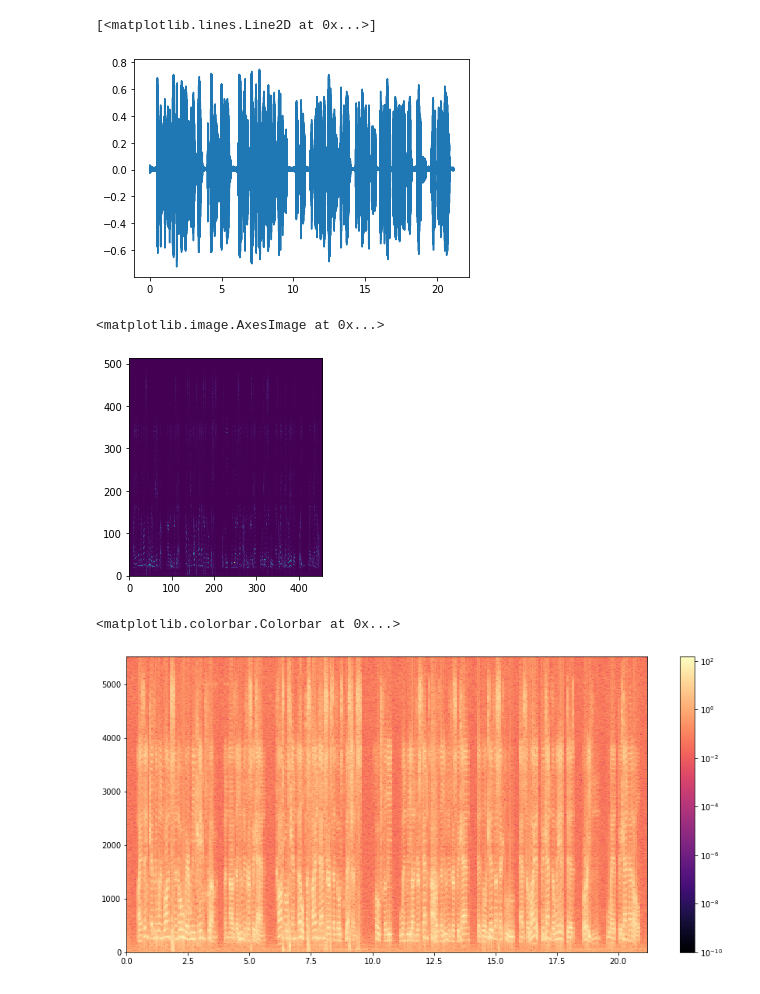
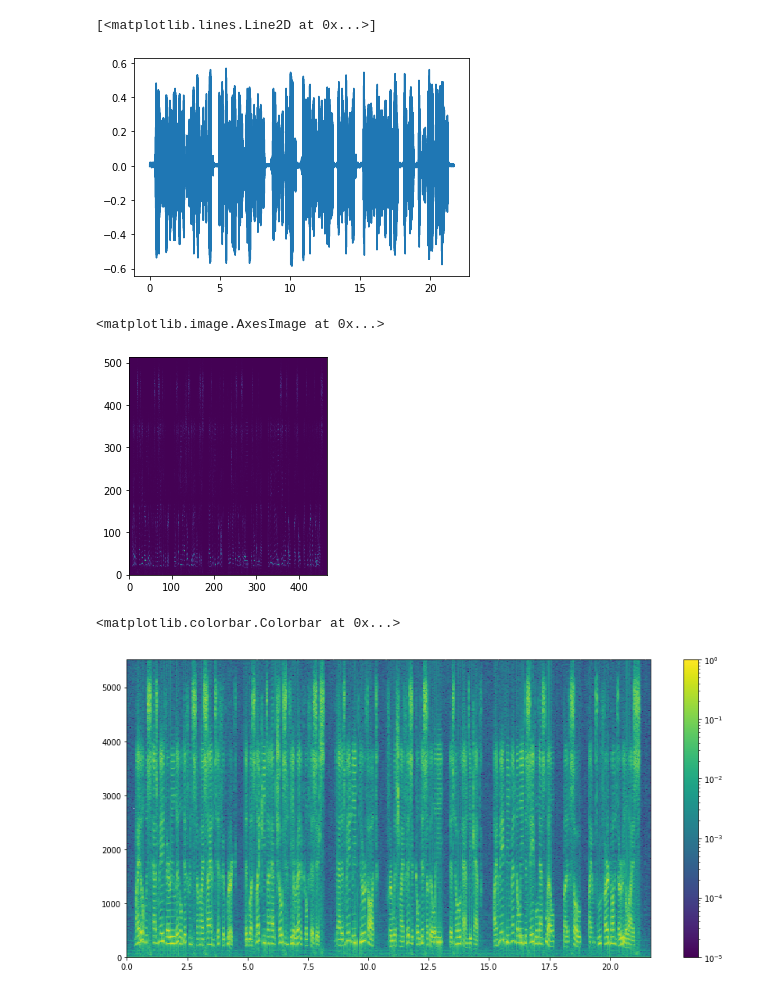
Before and after one commit to lnadi17/spectro-kg, a Jupyter notebook: notebook.ipynb, the cells around one changed output. Cells and saved outputs as stored; diff of their text form; code cells hidden in the pictures.

Commit message:
Fix colorbar by correctly rescaling matrix

```diff
--- a/notebook.ipynb
+++ b/notebook.ipynb
@@ -28,7 +27,7 @@ def read_wav_audio(audio_relative_path):
     return fs, audio_data
 # %%
 audio_base_path = 'audio/'
-audio_file_name = 'hawking01.wav'
+audio_file_name = 'hawking02.wav'
 # %%
 fs, audio_data = read_wav_audio(audio_base_path + audio_file_name)
 # %% [output]
@@ -61,7 +60,7 @@ inv_fw = np.fft.irfft(fw)
 plt.plot(t, inv_fw)
 # %% [output]
 [<matplotlib.lines.Line2D at 0x...>]
-[figure, old version]
+[figure, new version]
 # %%
 # n_width is window width and n_overlap is window overlap (in samples)
 def get_window_generator(signal, n_width, n_overlap):
@@ -98,32 +99,38 @@ for w in windows:
 
 # transpose matrix so its columns are fourier transforms (for easier plotting)
 fts = np.array(fts).T
+
+# rescale matrix
+minimum = fts.min()
+maximum = fts.max()
+for i in range(fts.shape[0]):
+    fts[i] = np.interp(fts[i], [minimum, maximum], [0, 1])
 # %%
 # plot current figure, doesn't look like much yet
 plt.imshow(fts, origin='lower')
 # %% [output]
 <matplotlib.image.AxesImage at 0x...>
-[figure, old version]
+[figure, new version]
 # %%
 plt.figure(figsize=(15, 7))
 
 # compute x and y max values
 x_max = fts.shape[1] * (n_width - n_overlap) / fs
 y_max = fs / 2
 
 # define epsilon - number to which the darkest color maps
-eps = 1e-10
+eps = 1e-5
 
 # plot spectrogram with logarithmic scale
 plt.imshow(fts,
            origin='lower',
            aspect='auto',
            extent=[0, x_max, 0, y_max],
            interpolation='nearest',
            norm=colors.LogNorm(vmin=eps, vmax=fts.max()),
-           cmap='magma') # useful cmaps: inferno, amfhot, magma, viridis
+           cmap='viridis') # useful cmaps: inferno, amfhot, magma, viridis
 
 plt.colorbar(None, use_gridspec=True)
 # %% [output]
 <matplotlib.colorbar.Colorbar at 0x...>
-[figure, old version]
+[figure, new version]
```
Also changed, not shown: parts of 6 cells of this notebook.
